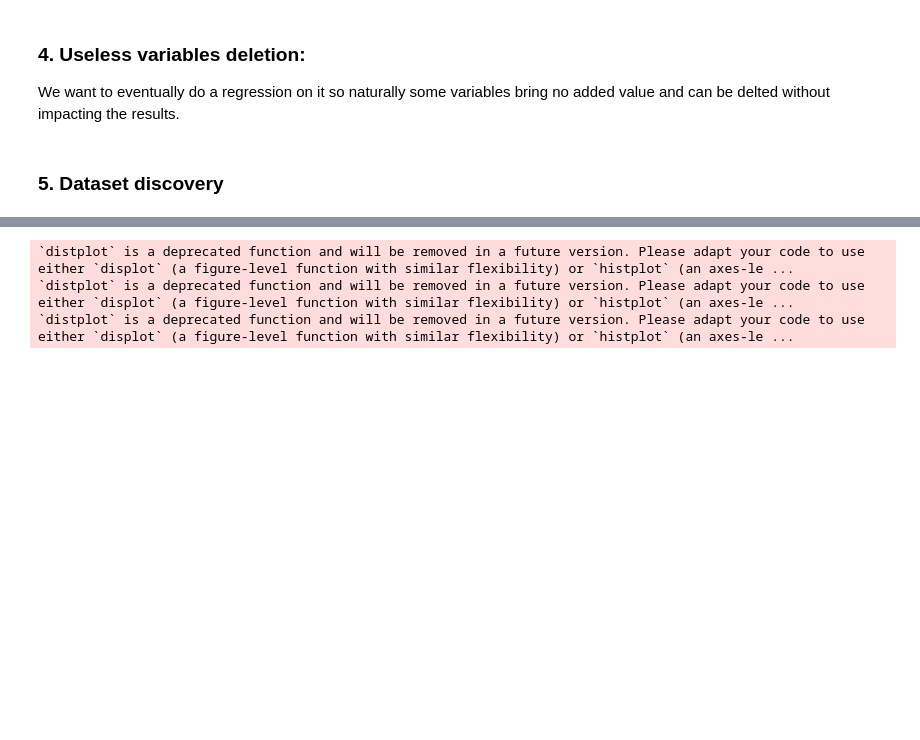
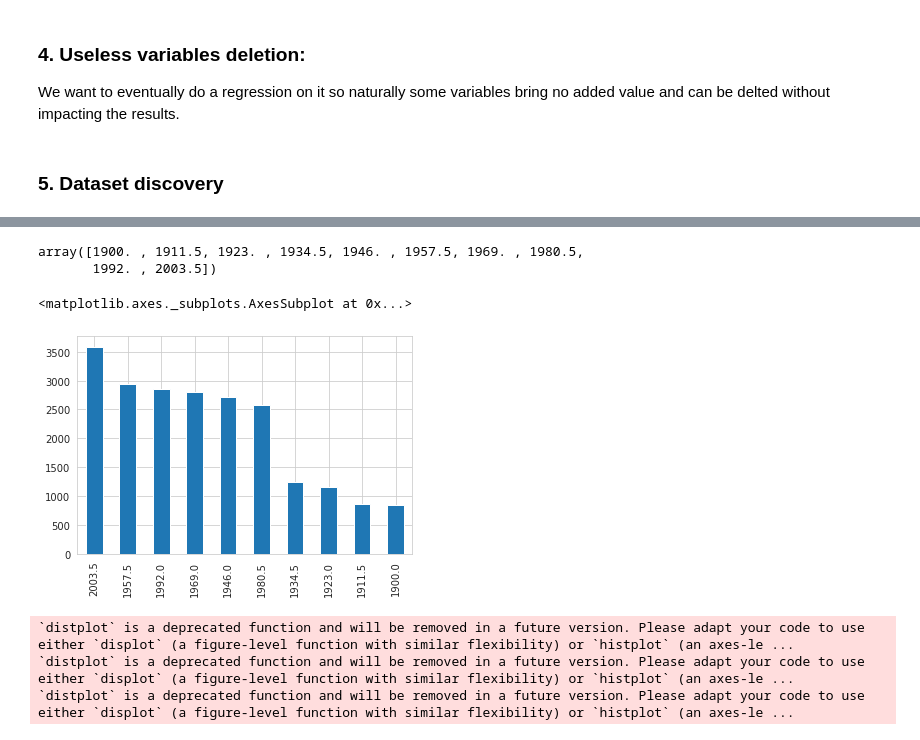
Before and after one commit to ChristianWussow/Portfolio, a Jupyter notebook: Data_Analytics_Project.ipynb, the cells around one changed output, grey strips where cells are left out. Saved outputs shown, nothing was run; the diff lists cells and outputs as text; code cells hidden in the pictures; blank space fills up the shorter version.

```diff
--- a/Data_Analytics_Project.ipynb
+++ b/Data_Analytics_Project.ipynb
@@ -183 +181,16 @@ sns.barplot(x=bins[:10],
+# %%
+bins[:-1]
+# %% [output]
+array([1900. , 1911.5, 1923. , 1934.5, 1946. , 1957.5, 1969. , 1980.5,
+       1992. , 2003.5])
+# %%
+# we assign each value to one of the binned classes
+
+for i in range(bins.shape[0]-1):
+  df['yr_built'] = df.yr_built.apply(lambda x: bins[i] if x < float(bins[i+1]) and x >=float(bins[i]) else x)
+# %%
+df['yr_built'].value_counts().plot(kind = 'bar')
+# %% [output]
+<matplotlib.axes._subplots.AxesSubplot at 0x...>
+[figure, added]
 # %%
```
Also changed, not shown: parts of 7 cells of this notebook.
